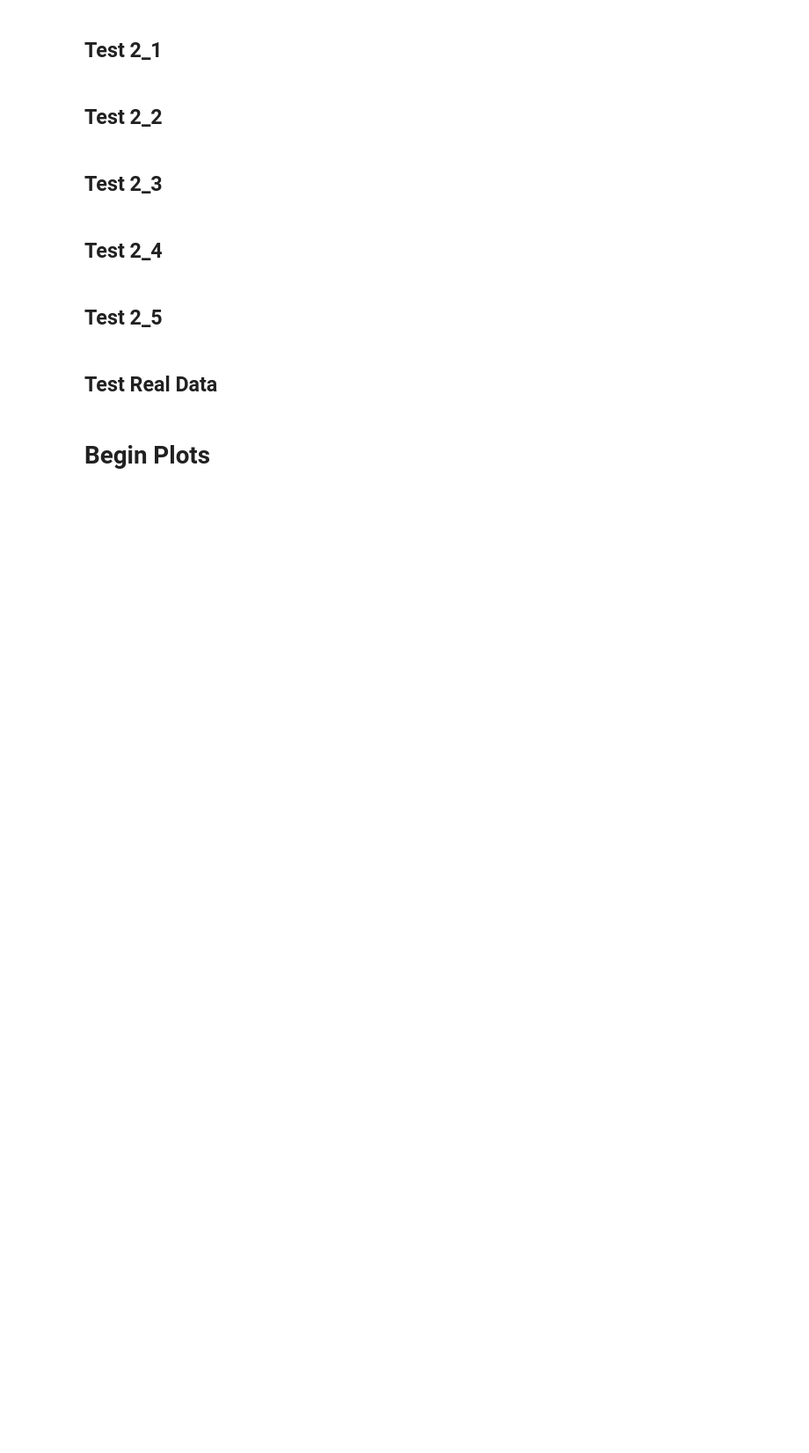
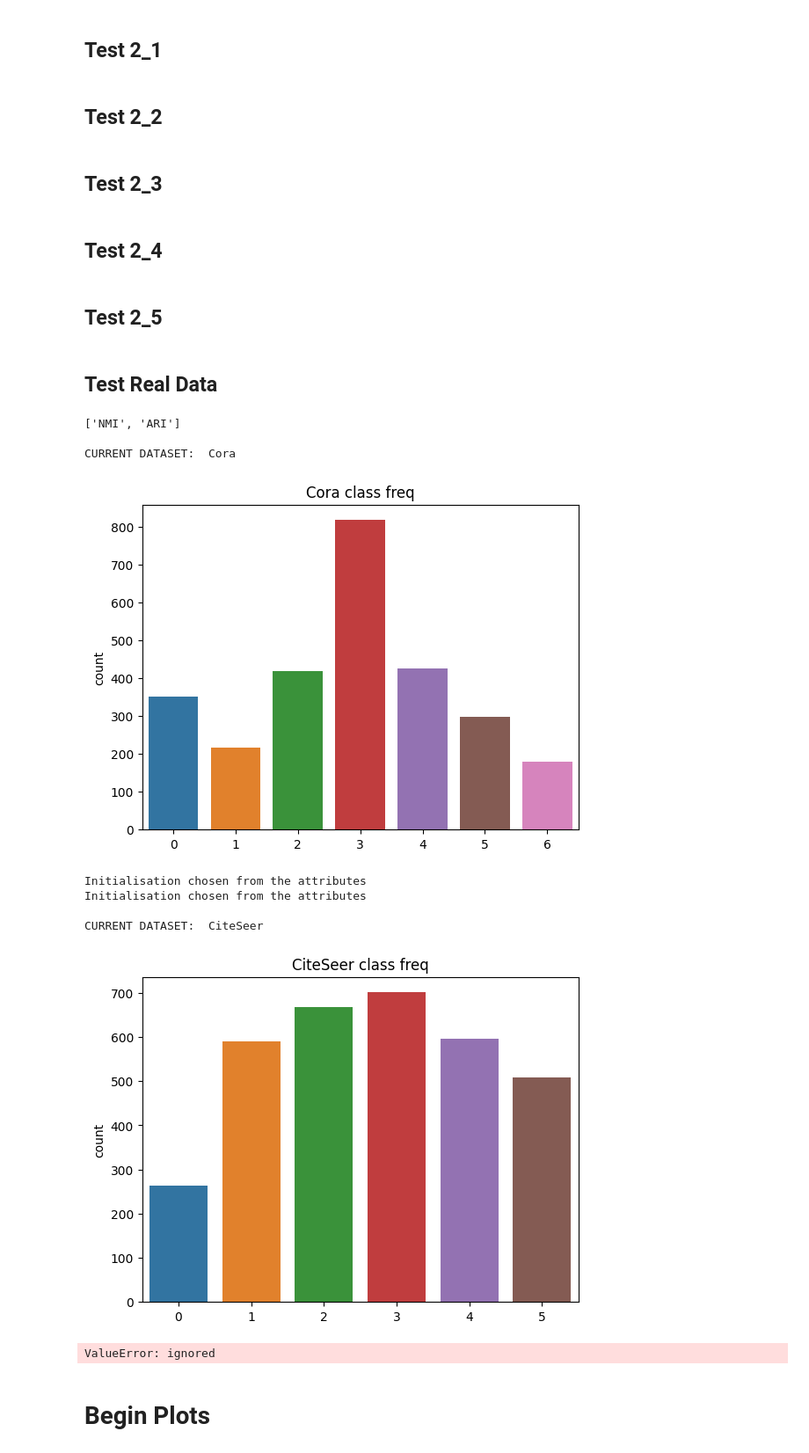
Before and after one commit to FelipeSchreiber/BregmanClustering, a Jupyter notebook: BregmanTests/BregmanBenchmarking.ipynb, the cells around one changed output. Shown: that part at 88% size. Saved outputs shown, nothing was run; the diff lists cells and outputs as text; code cells hidden in the pictures; blank space fills up the shorter version.

```diff
--- a/BregmanTests/BregmanBenchmarking.ipynb
+++ b/BregmanTests/BregmanBenchmarking.ipynb
@@ -231,17 +233,31 @@ df = pd.DataFrame.from_dict(test_2_5)
 # %%
 attributes_distribution = "bernoulli"
 edge_distribution = "bernoulli"
 weight_distribution = "gaussian"
 benchmark = BregmanBenchmark(att_variance=1,
                     attributes_distribution=attributes_distribution,
                     weight_variance=1,
                     weight_distribution=weight_distribution,
                     edge_distribution=edge_distribution,
                     run_torch=False,
                     initializer = 'chernoff',
                     hard_clustering=True)
-scores = benchmark.run_real_data(n_iters=1,n_runs=1)
+scores = benchmark.run_real_data(n_iters=1,n_runs=1,
+                                 edgeSimilarity="jaccard",
+                                 weightSimilarity="gaussian",
+                                 attributesSimilarity="hamming")
 scores
+# %% [output]
+['NMI', 'ARI']
+
+CURRENT DATASET:  Cora
+[figure, added]
+Initialisation chosen from the attributes
+Initialisation chosen from the attributes
+
+CURRENT DATASET:  CiteSeer
+[figure, added]
+ValueError: ignored
 # %%
 with open('test_real_data.pickle', 'wb') as handle:
     pickle.dump(scores, handle, protocol=pickle.HIGHEST_PROTOCOL)
```
Also changed, not shown: parts of 2 cells of this notebook, 1 other file.
